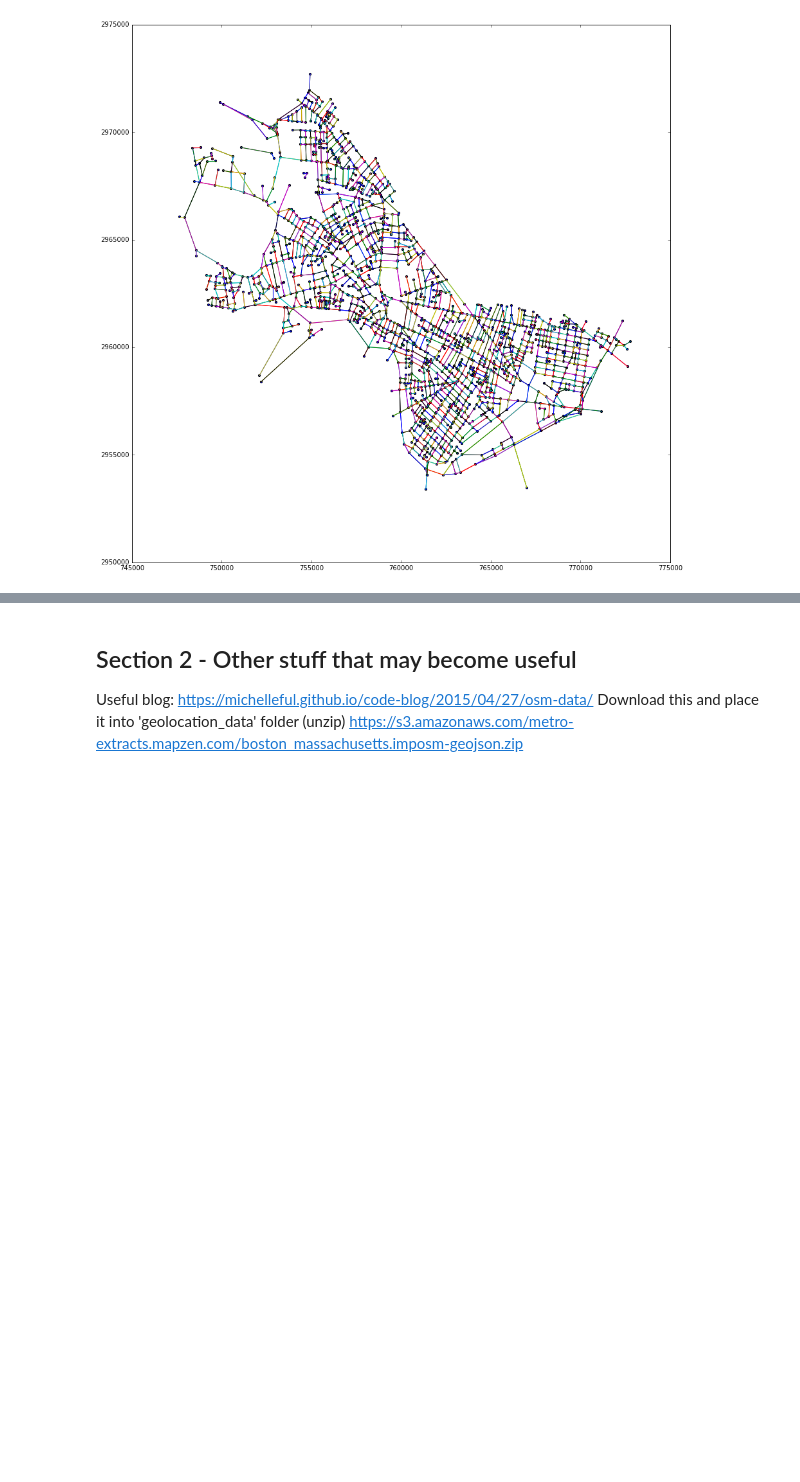
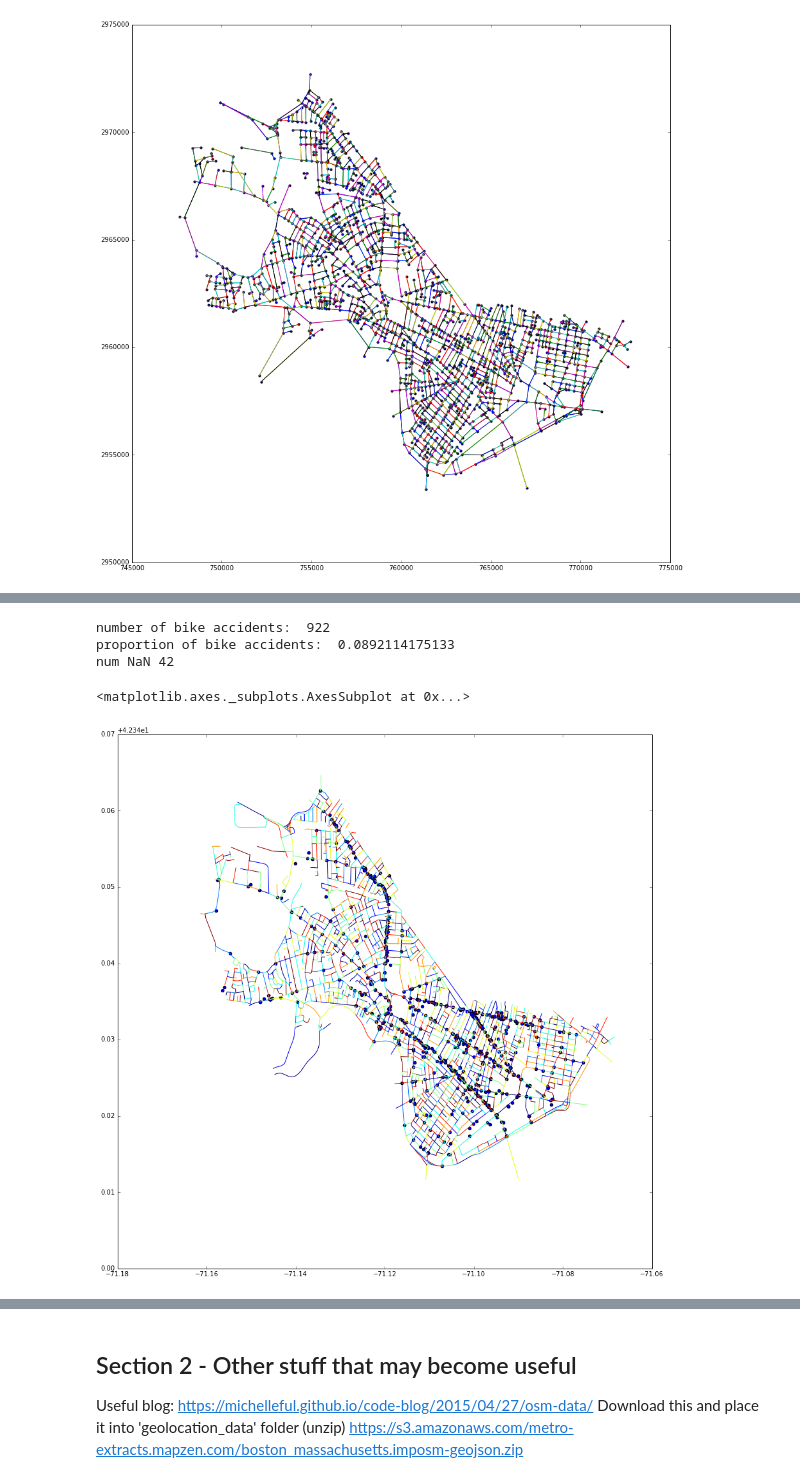
Before and after one commit to NickHoernle/Artificial-Intelligence-CS182-Project, a Jupyter notebook: exploration/exploration.ipynb, the cells around one changed output, grey strips where cells are left out. Drawn from its saved outputs; the diff is of its cells as text; code cells hidden in the pictures; blank space fills up the shorter version.

```diff
--- a/exploration/exploration.ipynb
+++ b/exploration/exploration.ipynb
@@ -82,0 +86,21 @@ police_dept_crash_data.head(2)
+# %%
+police_dept_crash_data.head(20)
+def filter_bike(x):
+    return x['Object 1'] == 'Bicycle' or x['Object 2'] == 'Bicycle'
+bike_accidents = police_dept_crash_data[police_dept_crash_data.apply(filter_bike, axis=1)]
+print 'number of bike accidents: ', len(bike_accidents)
+print 'proportion of bike accidents: ', len(bike_accidents)/float(len(police_dept_crash_data))
+print 'num NaN', sum(bike_accidents.isnull()['Latitude'])
+# %% [output]
+number of bike accidents:  922
+proportion of bike accidents:  0.0892114175133
+num NaN 42
+# %%
+fig, ax = plt.subplots(1,1, figsize=(15, 15))
+lat = bike_accidents[['Latitude']].values
+lng = bike_accidents[['Longitude']].values
+ax.scatter(lng, lat)
+street_centerline.plot(ax=ax)
+# %% [output]
+<matplotlib.axes._subplots.AxesSubplot at 0x...>
+[figure, added]
```
Also changed, not shown: parts of 16 cells of this notebook, 2 other files.
